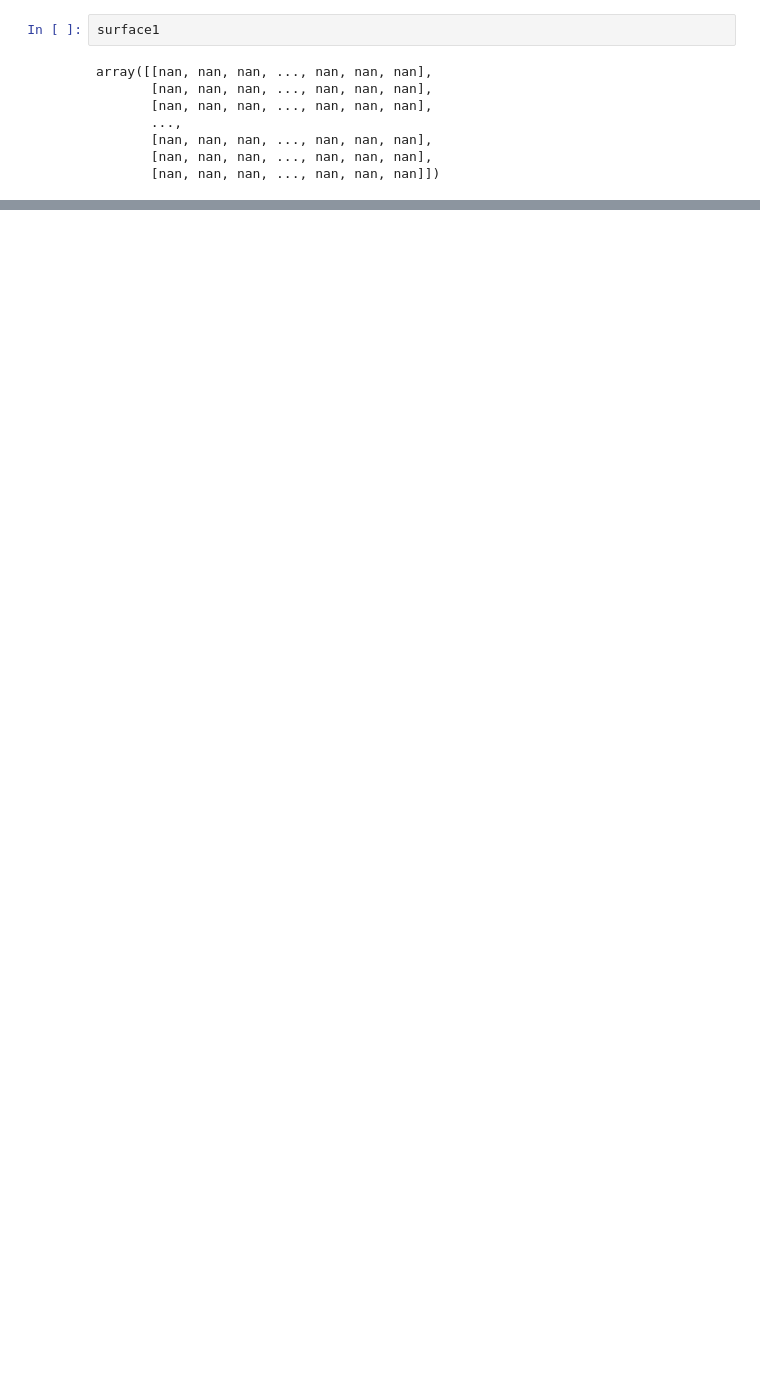
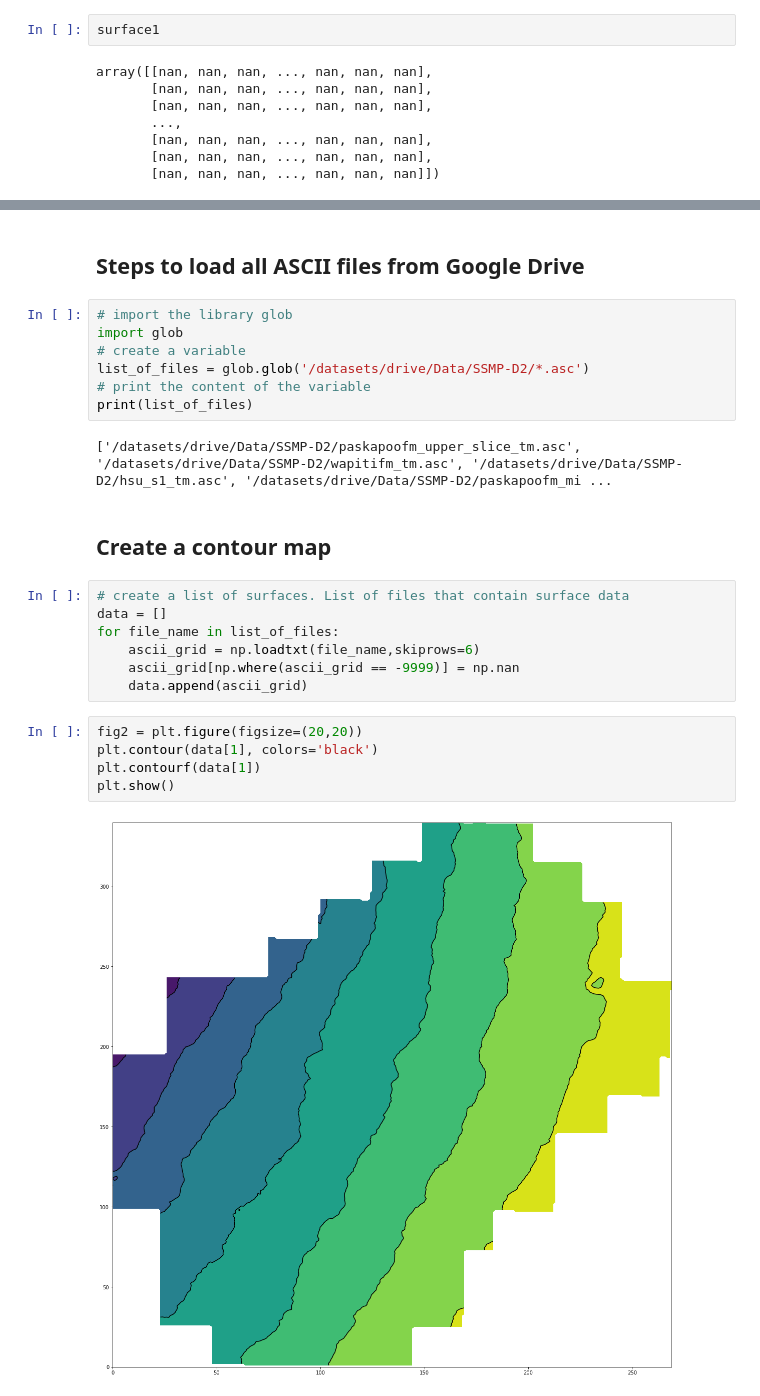
Before and after one commit to r3card0/Subsurface_Mapping, a Jupyter notebook: Subsurface_Mapping_02.ipynb, the cells around one changed output, grey strips where cells are left out. Saved outputs shown, nothing was run; the diff lists cells and outputs as text; blank space fills up the shorter version.

Commit message:
List of surfaces created, loop to create an iteration to plot the ascii files in countour maps

```diff
--- a/Subsurface_Mapping_02.ipynb
+++ b/Subsurface_Mapping_02.ipynb
@@ -59,3 +64,30 @@ plt.imshow(surface1)
 # %% [output]
 <matplotlib.image.AxesImage at 0x...>
 [figure]
+# %% [markdown]
+## Steps to load all ASCII files from Google Drive
+# %%
+# import the library glob
+import glob
+# create a variable
+list_of_files = glob.glob('/datasets/drive/Data/SSMP-D2/*.asc')
+# print the content of the variable
+print(list_of_files)
+# %% [output]
+['/datasets/drive/Data/SSMP-D2/paskapoofm_upper_slice_tm.asc', '/datasets/drive/Data/SSMP-D2/wapitifm_tm.asc', '/datasets/drive/Data/SSMP-D2/hsu_s1_tm.asc', '/datasets/drive/Data/SSMP-D2/paskapoofm_mi ...
+# %% [markdown]
+## Create a contour map
+# %%
+# create a list of surfaces. List of files that contain surface data
+data = []
+for file_name in list_of_files:
+    ascii_grid = np.loadtxt(file_name,skiprows=6)
+    ascii_grid[np.where(ascii_grid == -9999)] = np.nan
+    data.append(ascii_grid)
+# %%
+fig2 = plt.figure(figsize=(20,20))
+plt.contour(data[1], colors='black')
+plt.contourf(data[1])
+plt.show()
+# %% [output]
+[figure, added]
```
Also changed, not shown: parts of 9 cells of this notebook.
